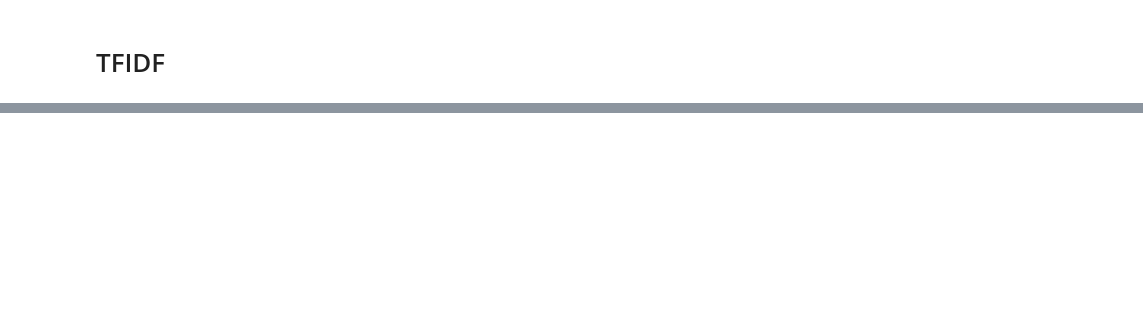
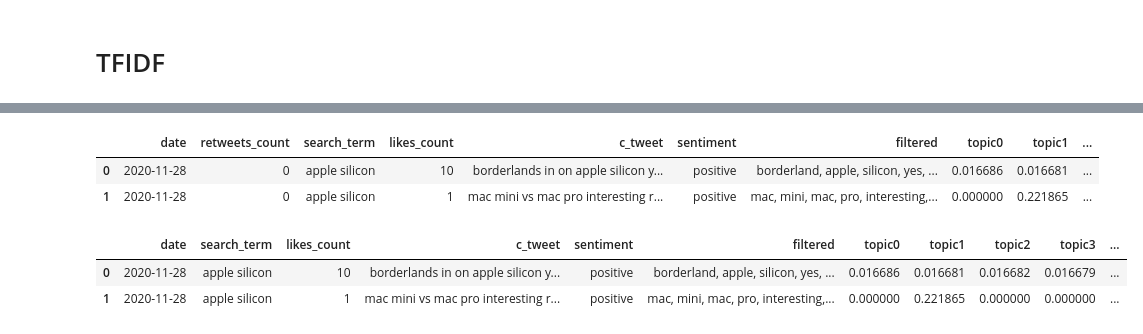
Before and after one commit to brenfrrs/twitter_sentiment_analysis, a Jupyter notebook: Dj-eda.ipynb, the cells around one changed output, grey strips where cells are left out. Drawn from its saved outputs; the diff is of its cells as text; code cells hidden in the pictures; blank space fills up the shorter version.

```diff
--- a/Dj-eda.ipynb
+++ b/Dj-eda.ipynb
@@ -529,0 +563,2 @@ test
+# %%
+main_df = pd.concat([apple_df, lda_tfidf_df], axis = 1)
@@ -529,0 +596,38 @@ test
+# %%
+main_df.drop(columns=["language", "name", "username", "tokenized", "not_filtered"], inplace=True)
+# %%
+main_df.head(2)
+# %% [output]
+|  | date | retweets_count | search_term | likes_count | c_tweet | sentiment | filtered | topic0 | topic1 | ... |
+| 0 | 2020-11-28 | 0 | apple silicon | 10 | borderlands in on apple silicon y... | positive | borderland, apple, silicon, yes, ... | 0.016686 | 0.016681 | ... |
+| 1 | 2020-11-28 | 0 | apple silicon | 1 | mac mini vs mac pro interesting r... | positive | mac, mini, mac, pro, interesting,... | 0.000000 | 0.221865 | ... |
+# %%
+yes_retweet = []
+for x in main_df["retweets_count"]:
+    if x >= 1:
+        yes_retweet.append(1)
+    else:
+        yes_retweet.append(0)
+
+
+main_df["yes_retweets"] = yes_retweet
+#df.drop(columns = "retweets_count")
+main_df.drop(columns = "retweets_count", inplace = True)
+# %%
+yes_likes = []
+for x in main_df["likes_count"]:
+    if x >= 1:
+        yes_likes.append(1)
+    else:
+        yes_likes.append(0)
+
+
+main_df["yes_likes"] = yes_likes
+#df.drop(columns = "retweets_count")
+#main_df.drop(columns = "retweets_count", inplace = True)
+
+main_df.head(2)
+# %% [output]
+|  | date | search_term | likes_count | c_tweet | sentiment | filtered | topic0 | topic1 | topic2 | topic3 | ... |
+| 0 | 2020-11-28 | apple silicon | 10 | borderlands in on apple silicon y... | positive | borderland, apple, silicon, yes, ... | 0.016686 | 0.016681 | 0.016682 | 0.016679 | ... |
+| 1 | 2020-11-28 | apple silicon | 1 | mac mini vs mac pro interesting r... | positive | mac, mini, mac, pro, interesting,... | 0.000000 | 0.221865 | 0.000000 | 0.000000 | ... |
```
Also changed, not shown: parts of 51 cells of this notebook.
